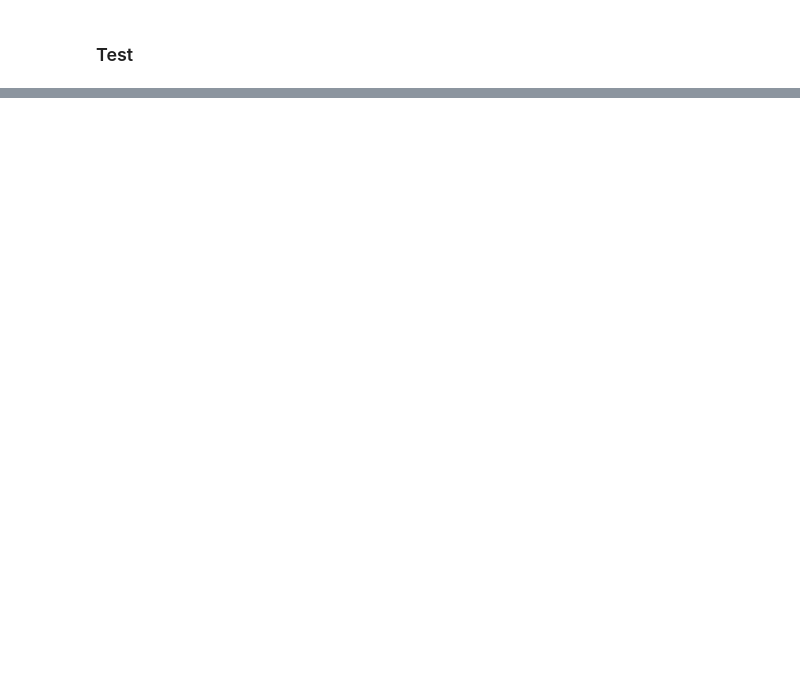
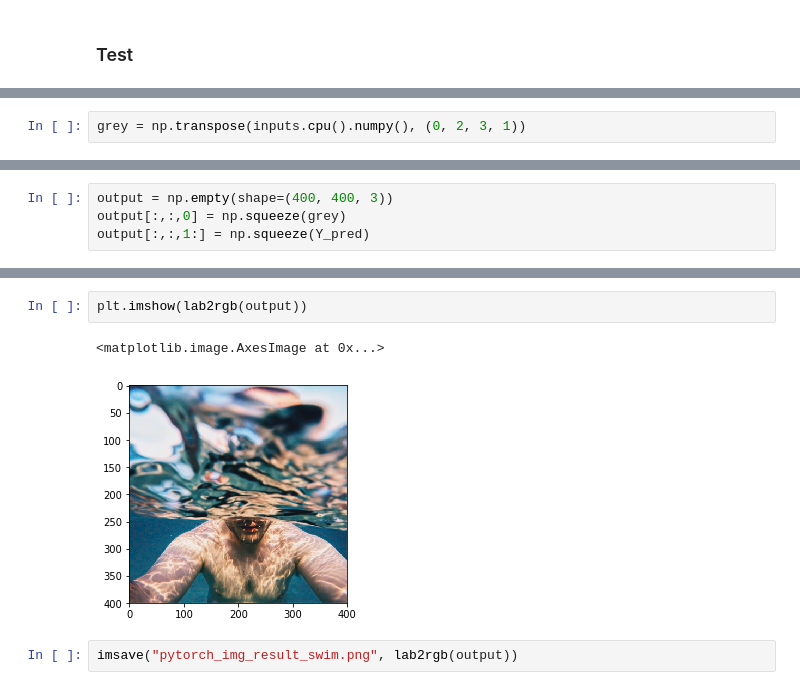
Before and after one commit to jagans94/Coloring-greyscale-images, a Jupyter notebook: Alpha-version/pytorch-alpha-version.ipynb, the cells around one changed output, grey strips where cells are left out. Drawn from its saved outputs; the diff is of its cells as text; blank space fills up the shorter version.

```diff
--- a/Alpha-version/pytorch-alpha-version.ipynb
+++ b/Alpha-version/pytorch-alpha-version.ipynb
@@ -267,0 +283,2 @@ imsave("img_result_py.png", lab2rgb(output))
+# %%
+grey = np.transpose(inputs.cpu().numpy(), (0, 2, 3, 1))
@@ -268 +289,5 @@ imsave("img_result_py.png", lab2rgb(output))
+# %%
+output = np.empty(shape=(400, 400, 3))
+output[:,:,0] = np.squeeze(grey)
+output[:,:,1:] = np.squeeze(Y_pred)
 # %%
@@ -272,0 +303,7 @@ plt.imshow(Y_pred[:,:,1])
+# %%
+plt.imshow(lab2rgb(output))
+# %% [output]
+<matplotlib.image.AxesImage at 0x...>
+[figure, added]
+# %%
+imsave("pytorch_img_result_swim.png", lab2rgb(output))
```
Also changed, not shown: parts of 20 cells of this notebook, 7 other files.
